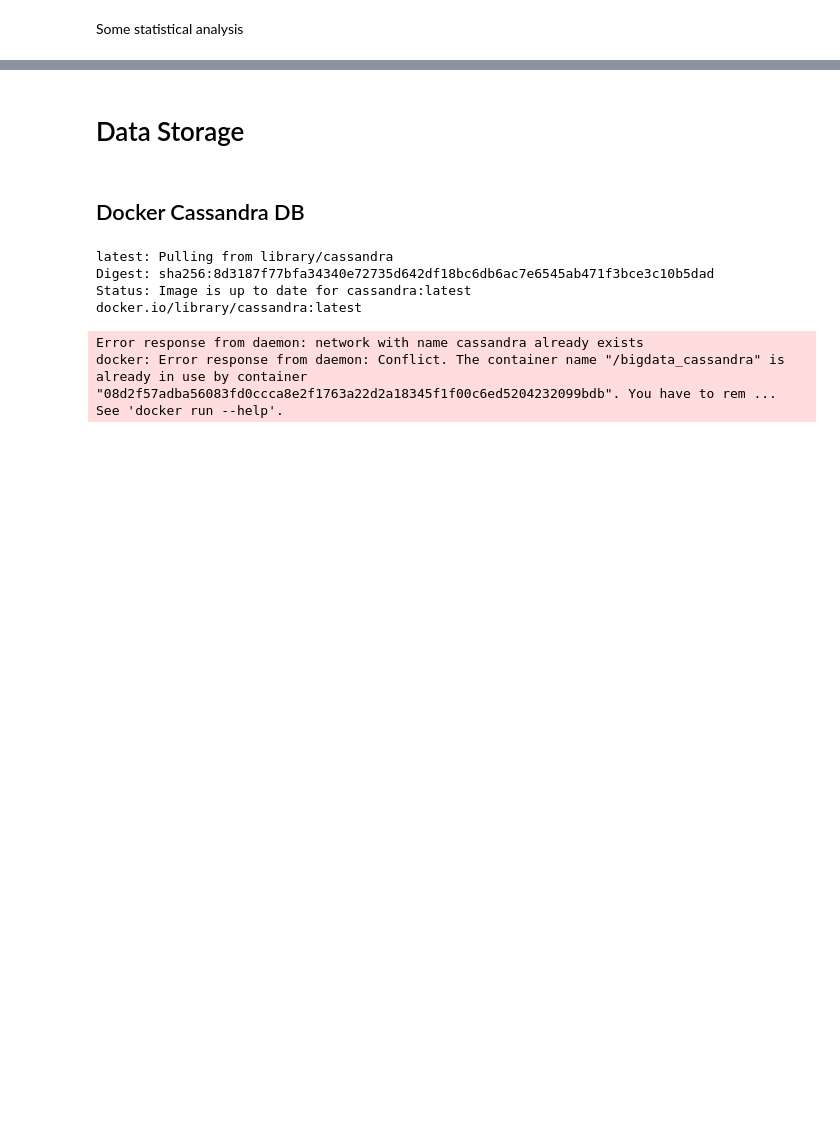
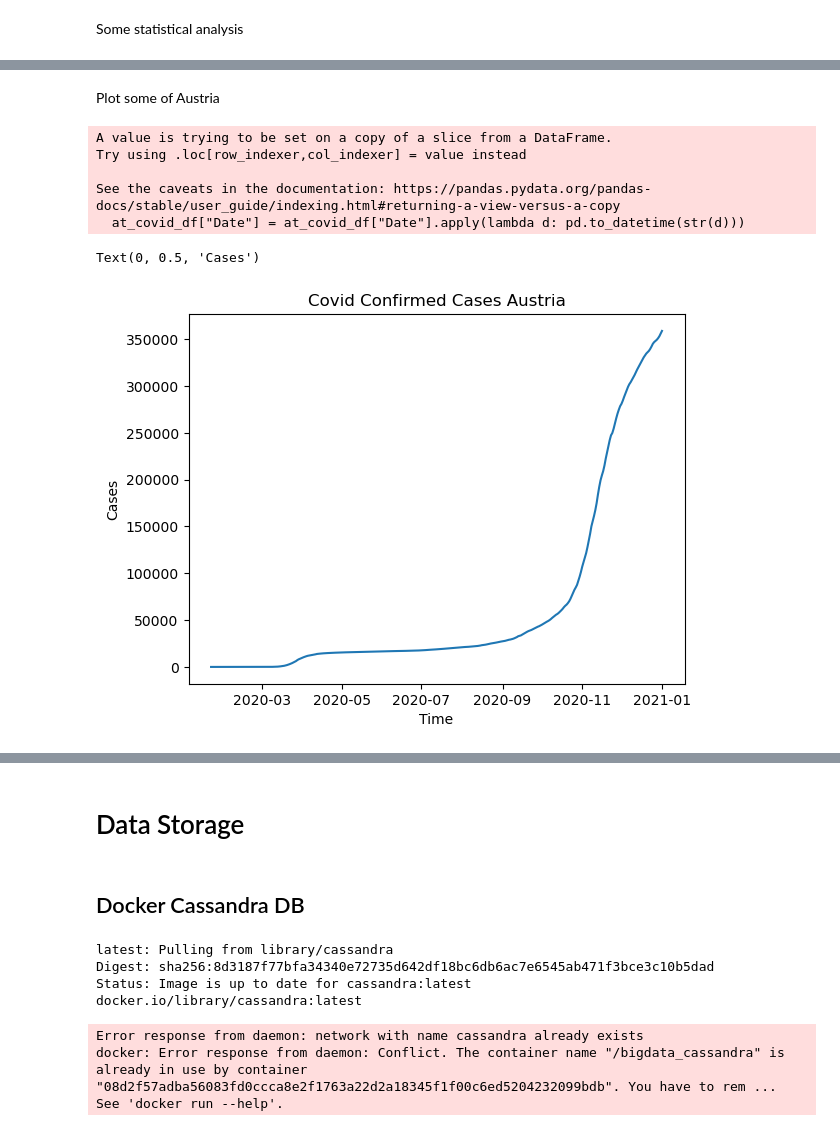
Before and after one commit to SunnyTrashpanda/BIGDA-Covid19-CO2, a Jupyter notebook: main.ipynb, the cells around one changed output, grey strips where cells are left out. Drawn from its saved outputs; the diff is of its cells as text; code cells hidden in the pictures; blank space fills up the shorter version.

```diff
--- a/main.ipynb
+++ b/main.ipynb
@@ -18,9 +143,11 @@ Take a look at 01.01.2020 - 01.01.2021
 ### Covid-19 API
 Get JSON data from the API
 # %%
-covid_api = "https://api.covid19api.com/"
-covid_api_path = "country/austria/status/confirmed?from=2020-01-01T00:00:00Z&to=2021-01-01T00:00:00Z"
+covid_data_json = []
+for country in is_valid_country:
+    covid_api = "https://api.covid19api.com/country/"
+    covid_api_path = "/status/confirmed?from=2020-01-01T00:00:00Z&to=2021-01-01T00:00:00Z"
 
-covid_data = requests.get(covid_api + covid_api_path).text
-covid_data_json = json.loads(covid_data)
-covid_data_json
+    covid_data = requests.get(covid_api + country + covid_api_path).text
+    for data in json.loads(covid_data):
+        covid_data_json.append(data)
@@ -59,4 +175,5 @@ co_data_json[0]
 Load data into Spark-dataframe for data quality checking
 # %%
 # instantiate a Spark session
-spark = SparkSession.builder.appName("BigData-Covid-CO").getOrCreate()
+spark = SparkSession.builder.master("local[4]").appName("BigData-Covid-CO").getOrCreate()
+spark
@@ -72,0 +223,3 @@ Some statistical analysis
+# %%
+covid_pd_df = covid_df.toPandas()
+covid_pd_df.head()
@@ -72,0 +243,19 @@ Some statistical analysis
+# %% [markdown]
+Plot some of Austria
+# %%
+at_covid_df = covid_pd_df.loc[covid_pd_df['Country'].isin(["Austria"])]
+at_co_df = co_pd_df.loc[co_pd_df['Country'].isin(["Austria"])]
+# %%
+at_covid_df["Date"] = at_covid_df["Date"].apply(lambda d: pd.to_datetime(str(d)))
+plt.plot(at_covid_df["Date"], at_covid_df['Cases'])
+plt.title('Covid Confirmed Cases Austria')
+plt.xlabel('Time')
+plt.ylabel('Cases')
+# %% [output]
+A value is trying to be set on a copy of a slice from a DataFrame.
+Try using .loc[row_indexer,col_indexer] = value instead
+
+See the caveats in the documentation: https://pandas.pydata.org/pandas-docs/stable/user_guide/indexing.html#returning-a-view-versus-a-copy
+  at_covid_df["Date"] = at_covid_df["Date"].apply(lambda d: pd.to_datetime(str(d)))
+Text(0, 0.5, 'Cases')
+[figure, added]
```
Also changed, not shown: parts of 119 cells of this notebook.
